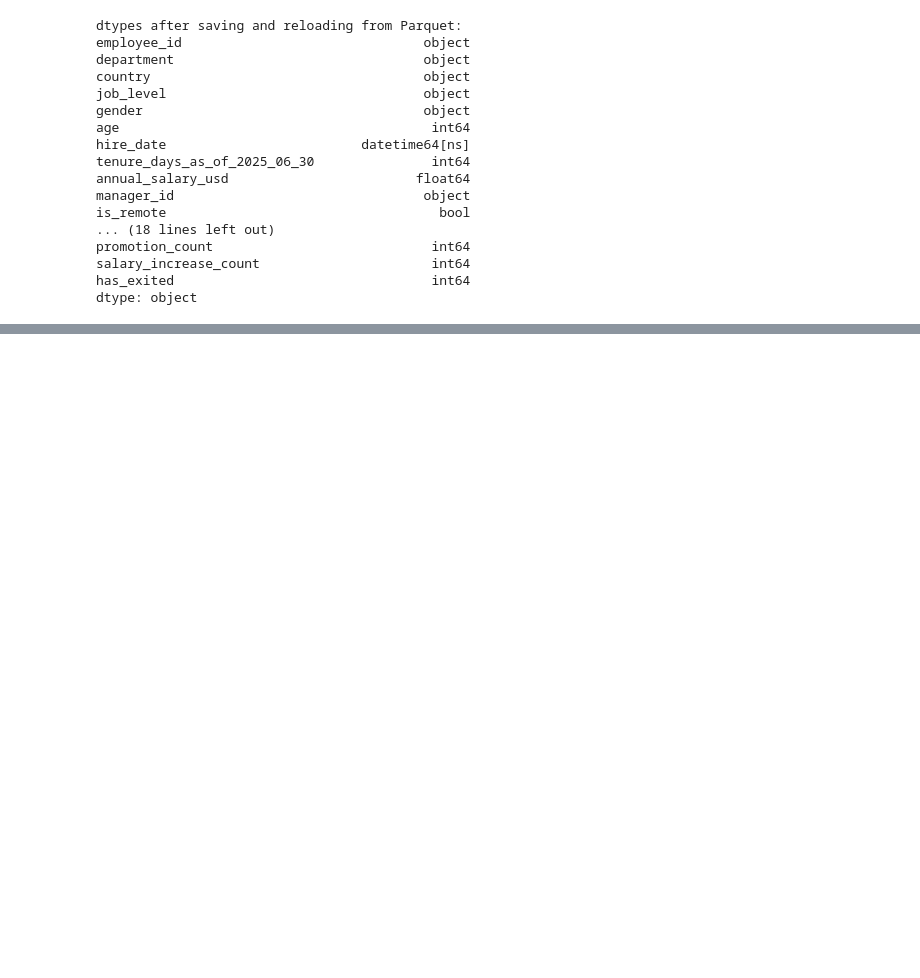
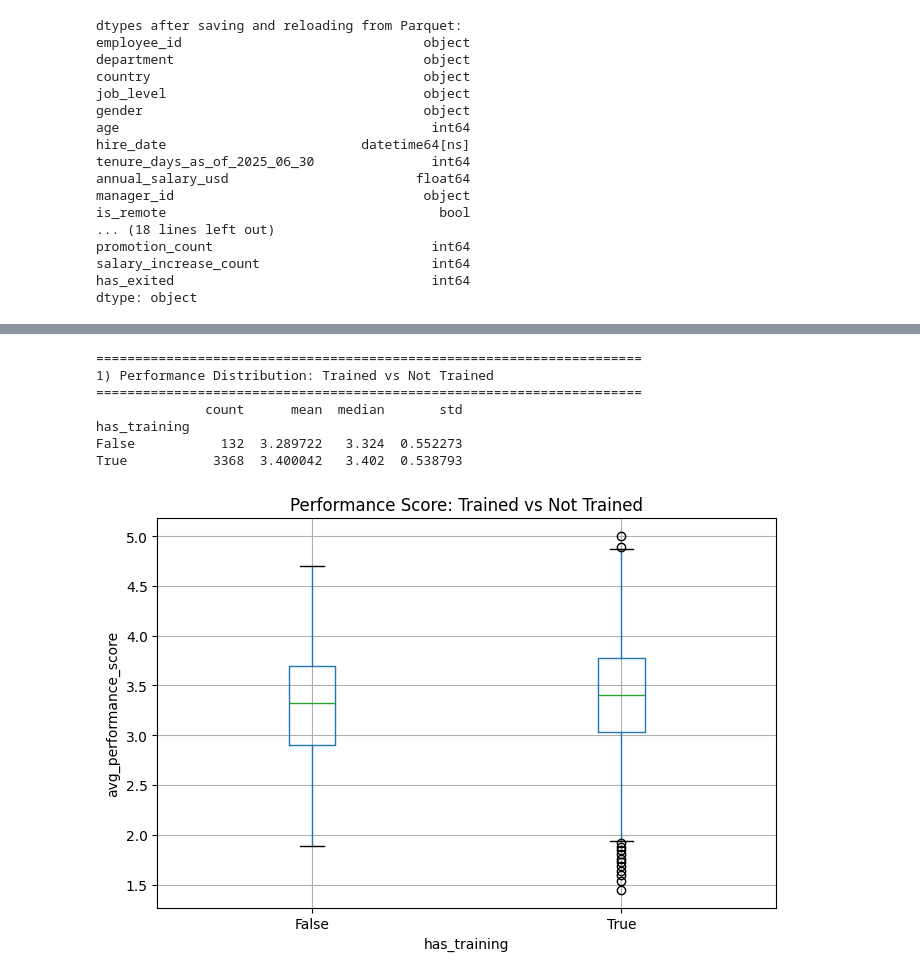
Before and after one commit to Sara-xv/Meridian-Group, a Jupyter notebook: EDA.ipynb, the cells around one changed output, grey strips where cells are left out. Saved outputs shown, nothing was run; the diff lists cells and outputs as text; code cells hidden in the pictures; blank space fills up the shorter version.

```diff
--- a/EDA.ipynb
+++ b/EDA.ipynb
@@ -5,3 +8,5 @@ import pandas as pd
+# %%
+plt.rcParams["axes.unicode_minus"] = False
 # %%
 data = pd.read_parquet("combined_employee_dataset.parquet", engine="pyarrow")
 print("\ndtypes after saving and reloading from Parquet:")
@@ -31,0 +66,30 @@ OptionError: "No such keys(s): 'display.column'"
+# %%
+data["has_training"] = data["completed_count"] > 0
+
+print("=" * 70)
+print("1) Performance Distribution: Trained vs Not Trained")
+print("=" * 70)
+
+perf_by_training = data.groupby("has_training")["avg_performance_score"].agg(
+    ["count", "mean", "median", "std"]
+)
+print(perf_by_training)
+print()
+
+fig, ax = plt.subplots(figsize=(7, 5))
+data.boxplot(column="avg_performance_score", by="has_training", ax=ax)
+ax.set_title("Performance Score: Trained vs Not Trained")
+ax.set_xlabel("has_training")
+ax.set_ylabel("avg_performance_score")
+plt.suptitle("")
+plt.tight_layout()
+plt.savefig("eda_1_performance_by_training.png", dpi=120)
+# %% [output]
+======================================================================
+1) Performance Distribution: Trained vs Not Trained
+======================================================================
+              count      mean  median       std
+has_training
+False           132  3.289722   3.324  0.552273
+True           3368  3.400042   3.402  0.538793
+[figure, added]
```
Also changed, not shown: parts of 11 cells of this notebook, 1 other file.
